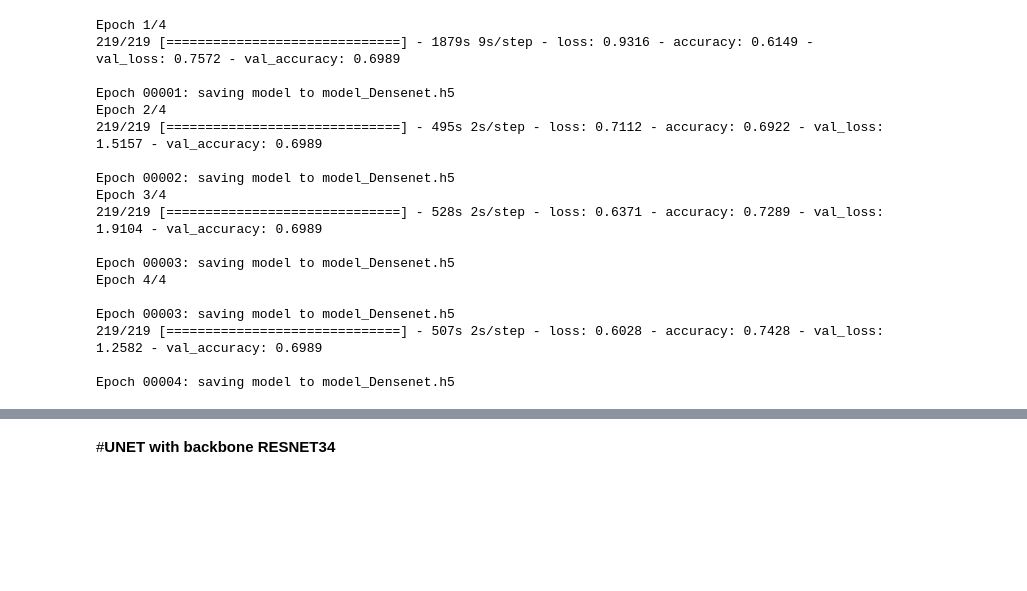
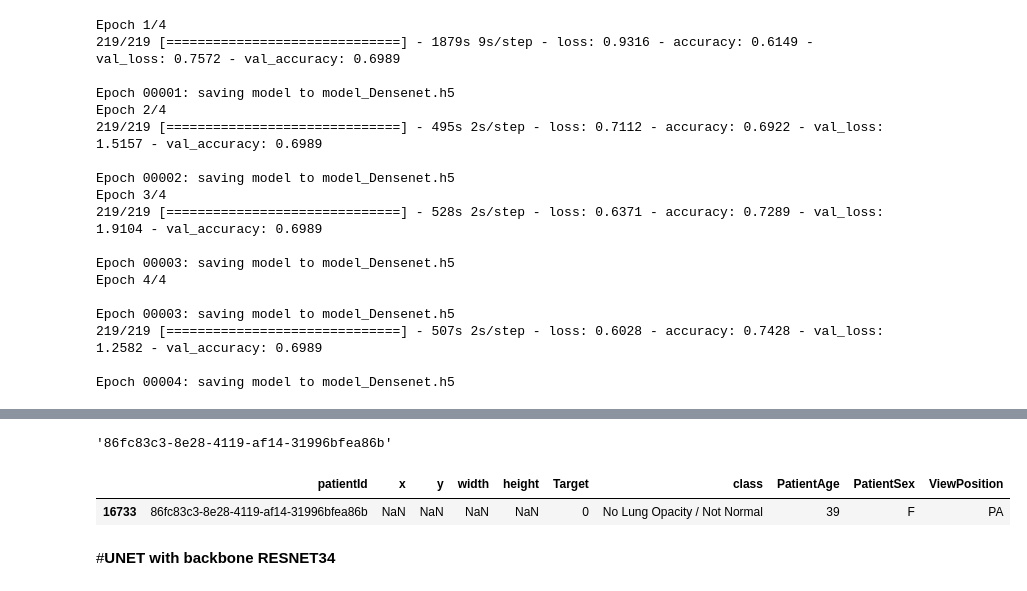
Before and after one commit to arvindhvasu/GL_Pneumonia_Detection, a Jupyter notebook: code/model_densenet.ipynb, the cells around one changed output, grey strips where cells are left out. Saved outputs shown, nothing was run; the diff lists cells and outputs as text; code cells hidden in the pictures; blank space fills up the shorter version.

```diff
--- a/code/model_densenet.ipynb
+++ b/code/model_densenet.ipynb
@@ -415,3 +428,12 @@ print(np.argmax(result[0]))
+# %%
+y[0]
+# %% [output]
+'86fc83c3-8e28-4119-af14-31996bfea86b'
+# %%
+valid_test_df[valid_test_df.patientId == '86fc83c3-8e28-4119-af14-31996bfea86b']
+# %% [output]
+|  | patientId | x | y | width | height | Target | class | PatientAge | PatientSex | ViewPosition |
+| 16733 | 86fc83c3-8e28-4119-af14-31996bfea86b | NaN | NaN | NaN | NaN | 0 | No Lung Opacity / Not Normal | 39 | F | PA |
 # %% [markdown]
 #**UNET with backbone RESNET34**
 # %%
```
Also changed, not shown: parts of 24 cells of this notebook.
